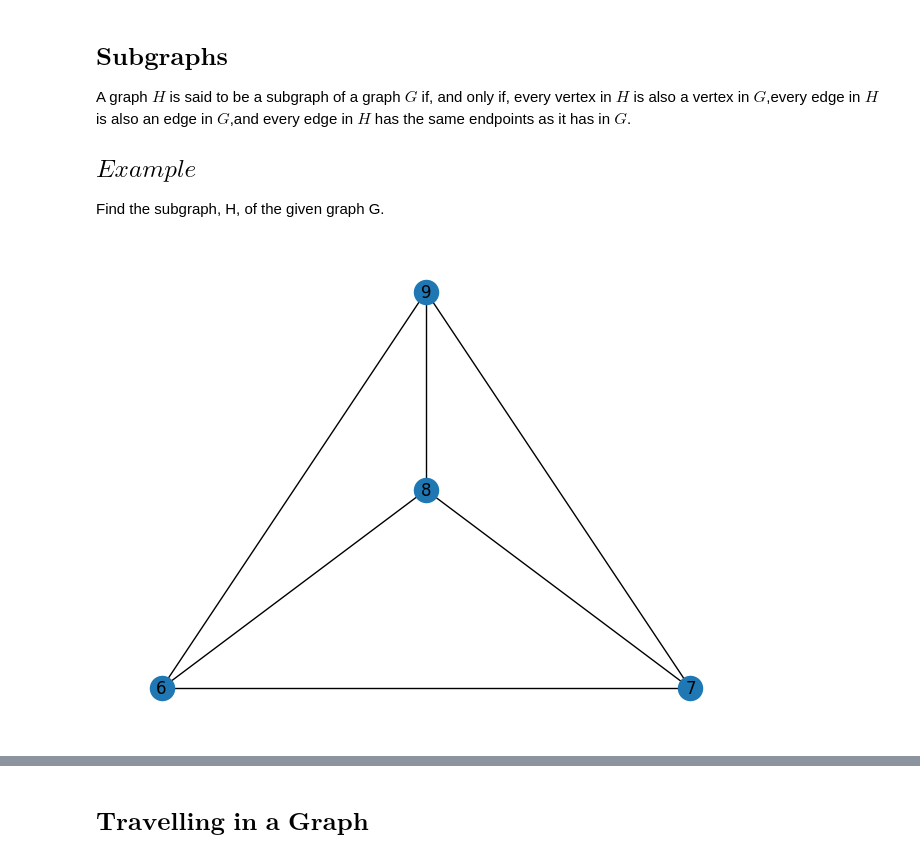
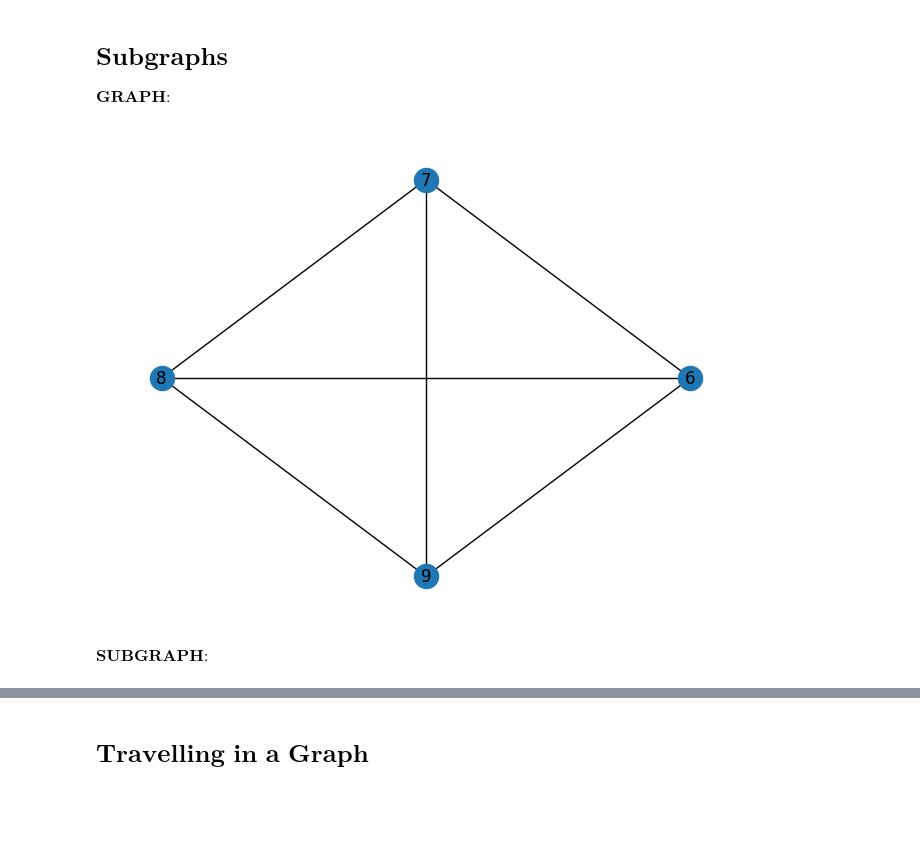
Before and after one commit to Whos-Andrei-Go/Discrete_Math_2, a Jupyter notebook: Programming_Assignments/Lecture_3_Answers.ipynb, the cells around one changed output, grey strips where cells are left out. Cells and saved outputs as stored; diff of their text form; code cells hidden in the pictures; blank space fills up the shorter version.

```diff
--- a/Programming_Assignments/Lecture_3_Answers.ipynb
+++ b/Programming_Assignments/Lecture_3_Answers.ipynb
@@ -337,27 +102,24 @@ plt.show()
 # %% [markdown]
 $\textbf{Subgraphs}$
--
+---
 
-A graph $H$ is said to be a subgraph of a graph $G$ if, and only if, every vertex in $H$ is also a vertex in $G$,every edge in $H$ is also an edge in $G$,and every edge in $H$ has the same endpoints as it has in $G$.
-
-$Example$
--
-
-Find the subgraph, H, of the given graph G.
+$\textbf{GRAPH:}$
 # %%
 import matplotlib.pyplot as plt
 import networkx as nx
 seed = 55
 # Use seed for reproducibility
 G = nx.Graph()
 
 # Add nodes
 G.add_nodes_from([6,7,8,9])
 # Add self-loops to the remaining nodes
 edgelist = [(6,7),(6,8),(6,9),(7,8),(7,9),(8,9)]
 G.add_edges_from(edgelist)
-pos = nx.planar_layout(G)  # Seed for reproducible layout
+pos = nx.circular_layout(G)  # Seed for reproducible layout
 nx.draw(G, pos=pos,with_labels=True)
 plt.show()
 # %% [output]
-[figure, old version]
+[figure, new version]
+# %% [markdown]
+$\textbf{SUBGRAPH:}$
```
Also changed, not shown: parts of 44 cells of this notebook.
